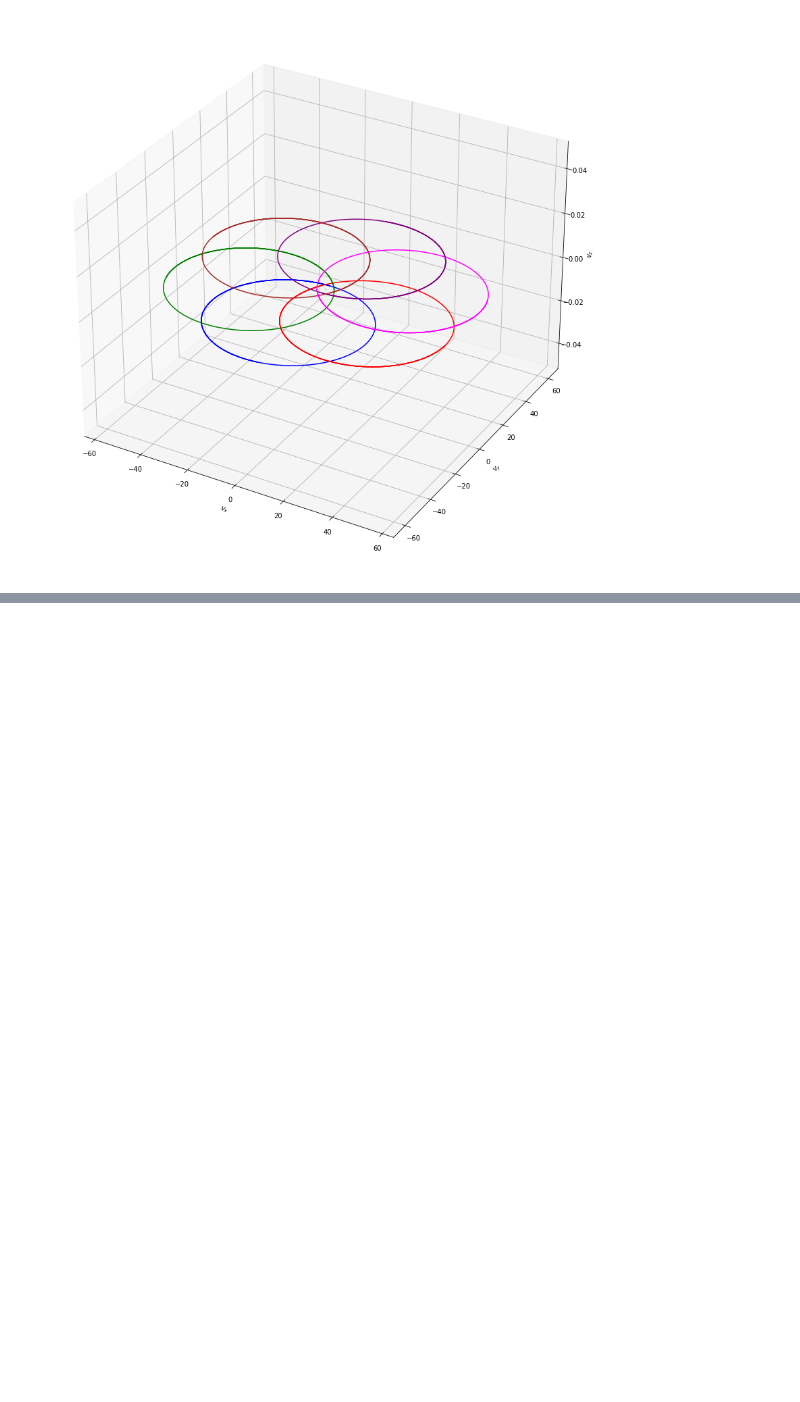
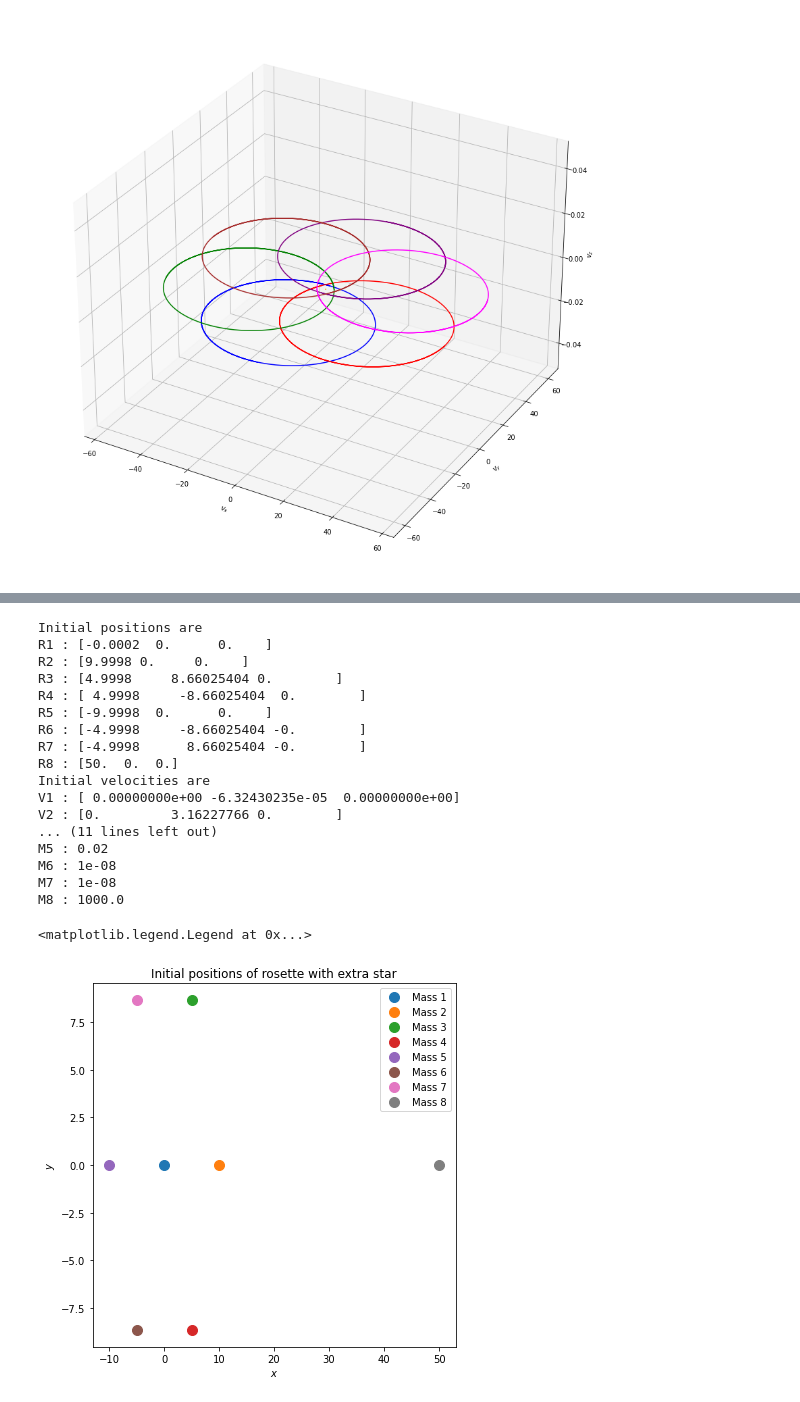
Before and after one commit to dannyphandannyphan/CompPhysMiniProject, a Jupyter notebook: Logbooks/Logbook 7.ipynb, the cells around one changed output, grey strips where cells are left out. Cells and saved outputs as stored; diff of their text form; code cells hidden in the pictures; blank space fills up the shorter version.

```diff
--- a/Logbooks/Logbook 7.ipynb
+++ b/Logbooks/Logbook 7.ipynb
@@ -575,0 +691,80 @@ plt.savefig("6+1KlempE.jpg", dpi = 200)
+# %%
+# Do the same thing but the mass is now 1000
+
+# Base parameters
+
+RN, VN, M = initialise_variables(N, 8, Ndim) # Add another external planet
+
+# Initialise masses
+
+M[0] = 1000
+M[1] = 2e-2
+M[2] = 1e-8
+M[3] = 1e-8
+M[4] = 2e-2
+M[5] = 1e-8
+M[6] = 1e-8
+M[7] = 1000
+
+# Initialise positions
+
+RN[0,0] = np.array([-R0_x, 0, 0])
+RN[1,0] = np.array([R1_x, 0, 0])
+RN[4,0] = np.array([-R1_x, 0, 0])
+RN[2,0] = np.copy(Lagrangian4)
+RN[3,0] = np.copy(Lagrangian5)
+RN[5,0] = -np.copy(Lagrangian4)
+RN[6,0] = -np.copy(Lagrangian5)
+RN[7,0] = np.array([50,0,0]) # external planet at distance 50 away
+
+VN[1,0] = np.array([0, V2_y, 0])
+VN[4,0] = np.array([0, -V2_y, 0])
+
+VN[0,0] = np.cross(w, RN[0,0]) / np.linalg.norm(R)**2
+VN[2,0] = np.cross(w, RN[2,0]) / np.linalg.norm(RN[2,0])**2
+VN[3,0] = np.cross(w, RN[3,0]) / np.linalg.norm(RN[3,0])**2
+VN[5,0] = np.cross(w, RN[5,0]) / np.linalg.norm(RN[5,0])**2
+VN[6,0] = np.cross(w, RN[6,0]) / np.linalg.norm(RN[6,0])**2
+VN[7,0] = np.array([0,0,0])
+
+print("Initial positions are ")
+for i in range(8):
+    print(f"R{i+1} : {RN[i,0]} ")
+
+print("Initial velocities are ")
+for i in range(8):
+    print(f"V{i+1} : {VN[i,0]}")
+
+print("Masses are ")
+for i in range(8):
+    print(f"M{i+1} : {M[i]}")
+
+plt.figure(figsize = (6,6), tight_layout = True)
+
+for i in range(8):
+    plt.plot(RN[i,0,0],RN[i,0,1], 'o', markersize = 10, label = rf"Mass {i+1}")
+
+plt.title("Initial positions of rosette with extra star")
+plt.xlabel(r"$x$")
+plt.ylabel(r"$y$")
+plt.legend()
+# %% [output]
+Initial positions are
+R1 : [-0.0002  0.      0.    ]
+R2 : [9.9998 0.     0.    ]
+R3 : [4.9998     8.66025404 0.        ]
+R4 : [ 4.9998     -8.66025404  0.        ]
+R5 : [-9.9998  0.      0.    ]
+R6 : [-4.9998     -8.66025404 -0.        ]
+R7 : [-4.9998      8.66025404 -0.        ]
+R8 : [50.  0.  0.]
+Initial velocities are
+V1 : [ 0.00000000e+00 -6.32430235e-05  0.00000000e+00]
+V2 : [0.         3.16227766 0.        ]
+... (11 lines left out)
+M5 : 0.02
+M6 : 1e-08
+M7 : 1e-08
+M8 : 1000.0
+<matplotlib.legend.Legend at 0x...>
+[figure, added]
```
Also changed, not shown: parts of 40 cells of this notebook, 2 other files.
